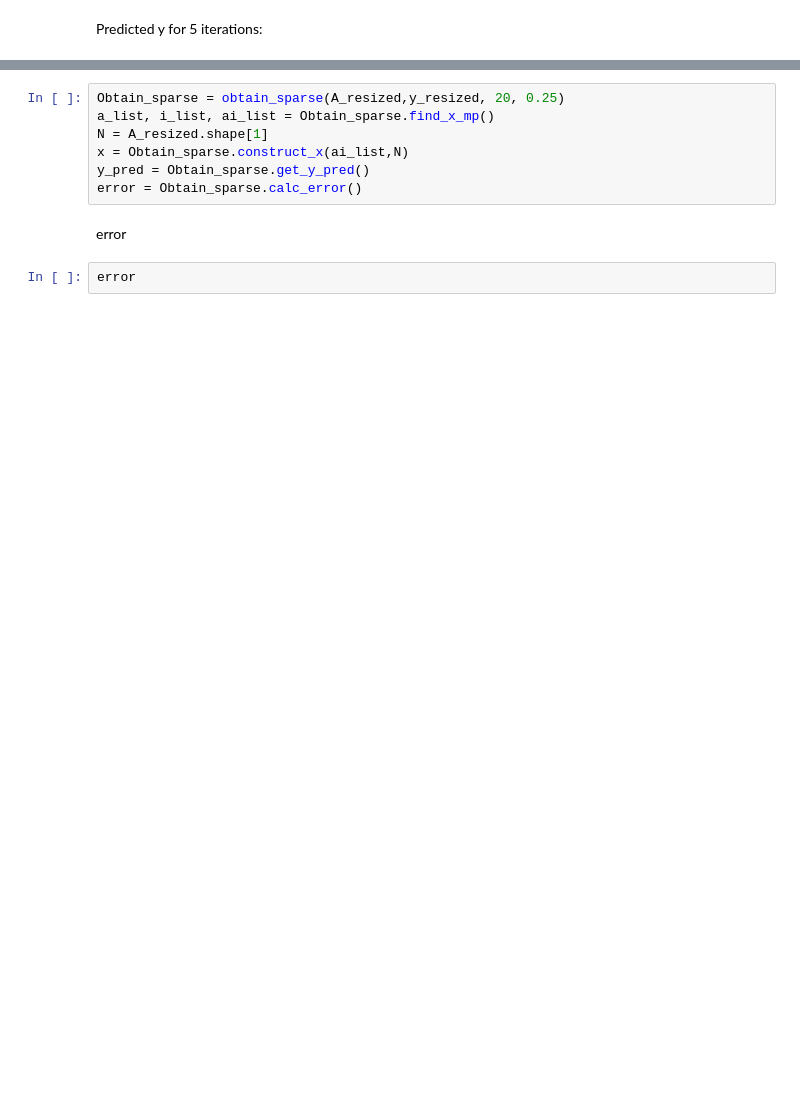
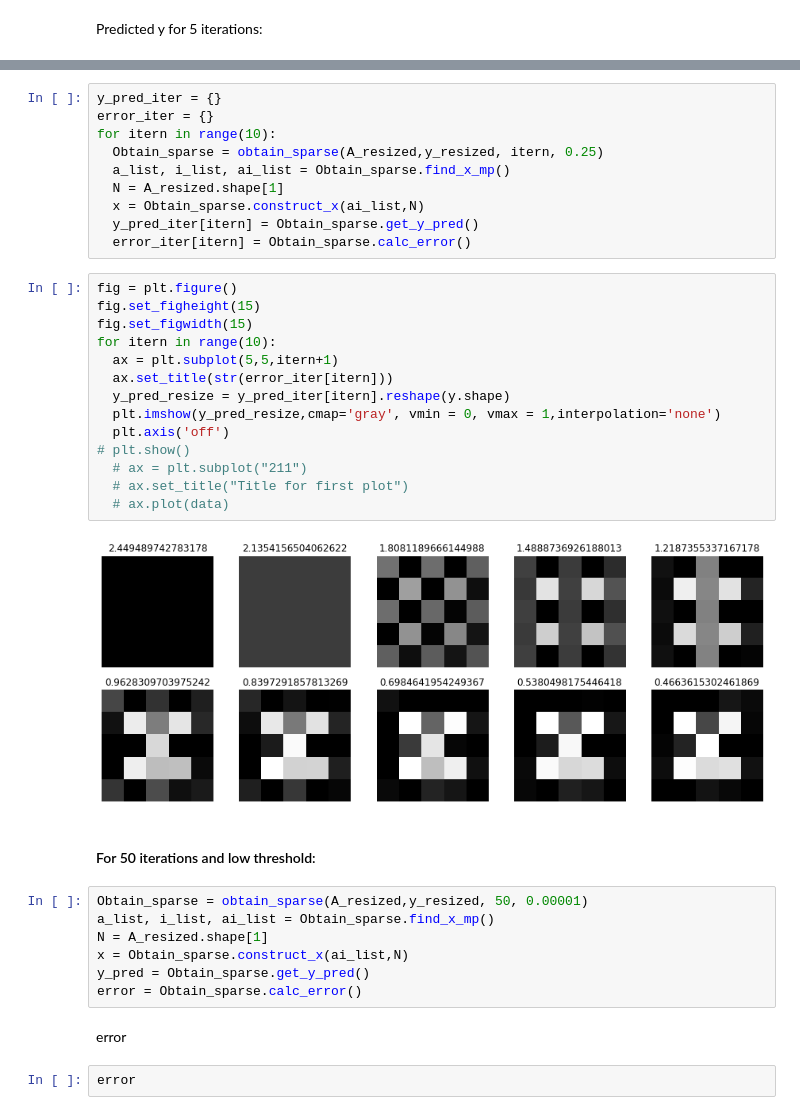
Before and after one commit to adithi-su/Impulse-Signal-Processing-Hackathon, a Jupyter notebook: Task_2.ipynb, the cells around one changed output, grey strips where cells are left out. Drawn from its saved outputs; the diff is of its cells as text; blank space fills up the shorter version.

```diff
--- a/Task_2.ipynb
+++ b/Task_2.ipynb
@@ -212,5 +207,33 @@ For 20 iterations:
+# %%
+y_pred_iter = {}
+error_iter = {}
+for itern in range(10):
+  Obtain_sparse = obtain_sparse(A_resized,y_resized, itern, 0.25)
+  a_list, i_list, ai_list = Obtain_sparse.find_x_mp()
+  N = A_resized.shape[1]
+  x = Obtain_sparse.construct_x(ai_list,N)
+  y_pred_iter[itern] = Obtain_sparse.get_y_pred()
+  error_iter[itern] = Obtain_sparse.calc_error()
+# %%
+fig = plt.figure()
+fig.set_figheight(15)
+fig.set_figwidth(15)
+for itern in range(10):
+  ax = plt.subplot(5,5,itern+1)
+  ax.set_title(str(error_iter[itern]))
+  y_pred_resize = y_pred_iter[itern].reshape(y.shape)
+  plt.imshow(y_pred_resize,cmap='gray', vmin = 0, vmax = 1,interpolation='none')
+  plt.axis('off')
+# plt.show()
+  # ax = plt.subplot("211")
+  # ax.set_title("Title for first plot")
+  # ax.plot(data)
+# %% [output]
+[figure, added]
+# %% [markdown]
+#### For 50 iterations and low threshold:
 # %%
-Obtain_sparse = obtain_sparse(A_resized,y_resized, 20, 0.25)
+Obtain_sparse = obtain_sparse(A_resized,y_resized, 50, 0.00001)
 a_list, i_list, ai_list = Obtain_sparse.find_x_mp()
 N = A_resized.shape[1]
 x = Obtain_sparse.construct_x(ai_list,N)
```
Also changed, not shown: parts of 15 cells of this notebook.
